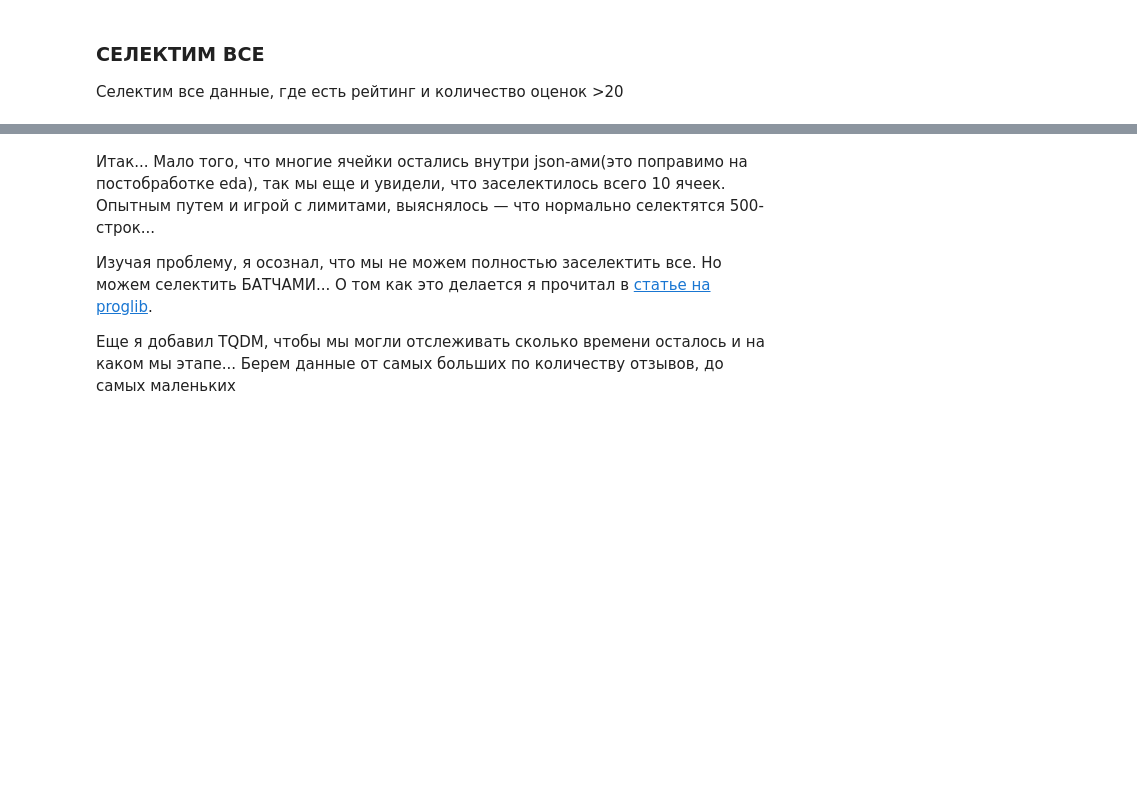
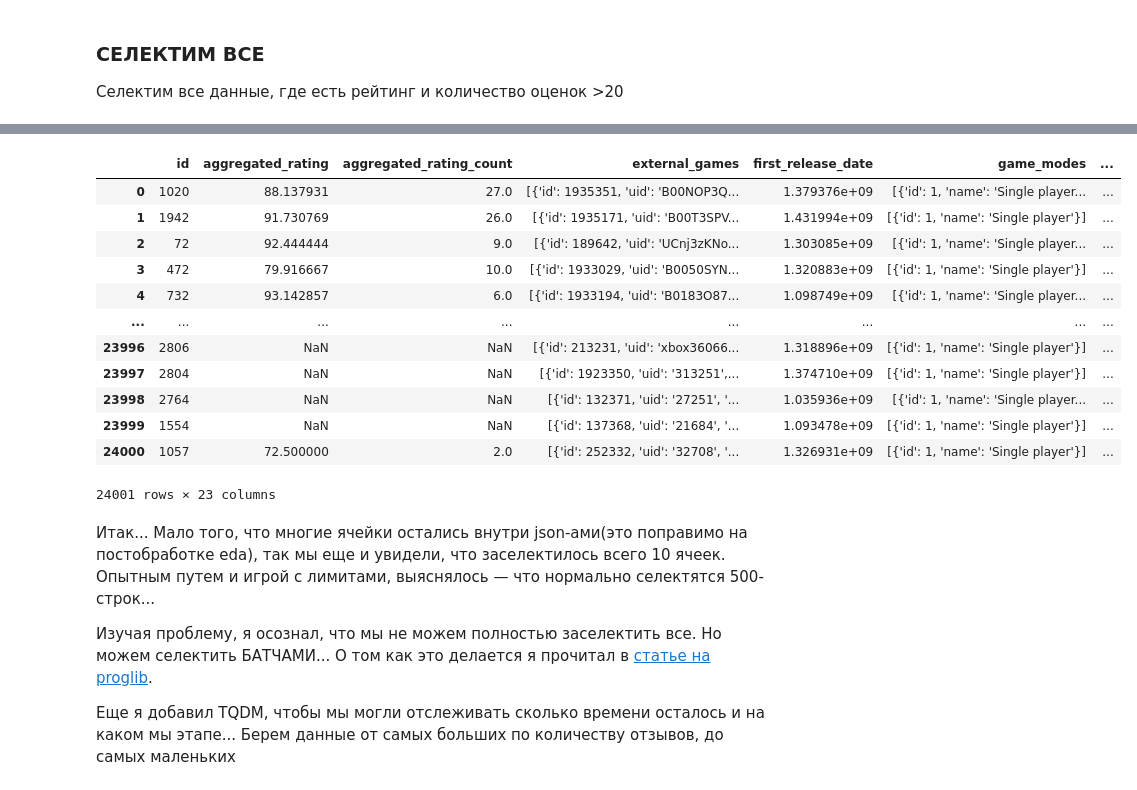
Before and after one commit to tdrkn/GP2, a Jupyter notebook: api_igdb.ipynb, the cells around one changed output, grey strips where cells are left out. Drawn from its saved outputs; the diff is of its cells as text; code cells hidden in the pictures; blank space fills up the shorter version.

```diff
--- a/api_igdb.ipynb
+++ b/api_igdb.ipynb
@@ -211,3 +301,20 @@ df
+# %%
+df_games = pd.DataFrame(body_games)
+df_games
+# %% [output]
+|  | id | aggregated_rating | aggregated_rating_count | external_games | first_release_date | game_modes | ... |
+| 0 | 1020 | 88.137931 | 27.0 | [{'id': 1935351, 'uid': 'B00NOP3Q... | 1.379376e+09 | [{'id': 1, 'name': 'Single player... | ... |
+| 1 | 1942 | 91.730769 | 26.0 | [{'id': 1935171, 'uid': 'B00T3SPV... | 1.431994e+09 | [{'id': 1, 'name': 'Single player'}] | ... |
+| 2 | 72 | 92.444444 | 9.0 | [{'id': 189642, 'uid': 'UCnj3zKNo... | 1.303085e+09 | [{'id': 1, 'name': 'Single player... | ... |
+| 3 | 472 | 79.916667 | 10.0 | [{'id': 1933029, 'uid': 'B0050SYN... | 1.320883e+09 | [{'id': 1, 'name': 'Single player'}] | ... |
+| 4 | 732 | 93.142857 | 6.0 | [{'id': 1933194, 'uid': 'B0183O87... | 1.098749e+09 | [{'id': 1, 'name': 'Single player... | ... |
+| ... | ... | ... | ... | ... | ... | ... | ... |
+| 23996 | 2806 | NaN | NaN | [{'id': 213231, 'uid': 'xbox36066... | 1.318896e+09 | [{'id': 1, 'name': 'Single player'}] | ... |
+| 23997 | 2804 | NaN | NaN | [{'id': 1923350, 'uid': '313251',... | 1.374710e+09 | [{'id': 1, 'name': 'Single player'}] | ... |
+| 23998 | 2764 | NaN | NaN | [{'id': 132371, 'uid': '27251', '... | 1.035936e+09 | [{'id': 1, 'name': 'Single player... | ... |
+| 23999 | 1554 | NaN | NaN | [{'id': 137368, 'uid': '21684', '... | 1.093478e+09 | [{'id': 1, 'name': 'Single player'}] | ... |
+| 24000 | 1057 | 72.500000 | 2.0 | [{'id': 252332, 'uid': '32708', '... | 1.326931e+09 | [{'id': 1, 'name': 'Single player'}] | ... |
+24001 rows × 23 columns
 # %% [markdown]
 Итак... Мало того, что многие ячейки остались внутри json-ами(это поправимо на постобработке eda), так мы еще и увидели, что заселектилось всего 10 ячеек. Опытным путем и игрой с лимитами, выяснялось — что нормально селектятся 500- строк...
 
```
Also changed, not shown: parts of 15 cells of this notebook.
